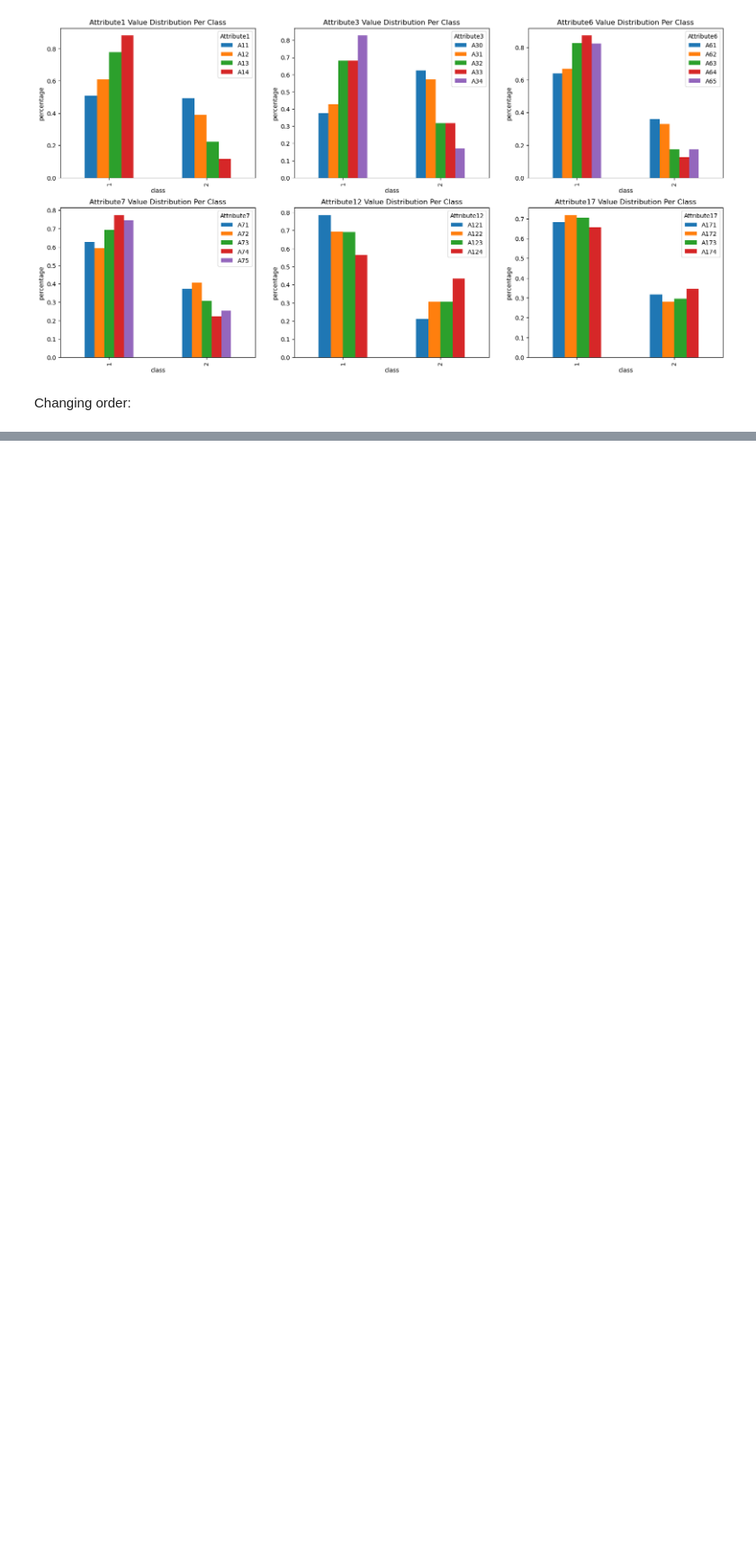
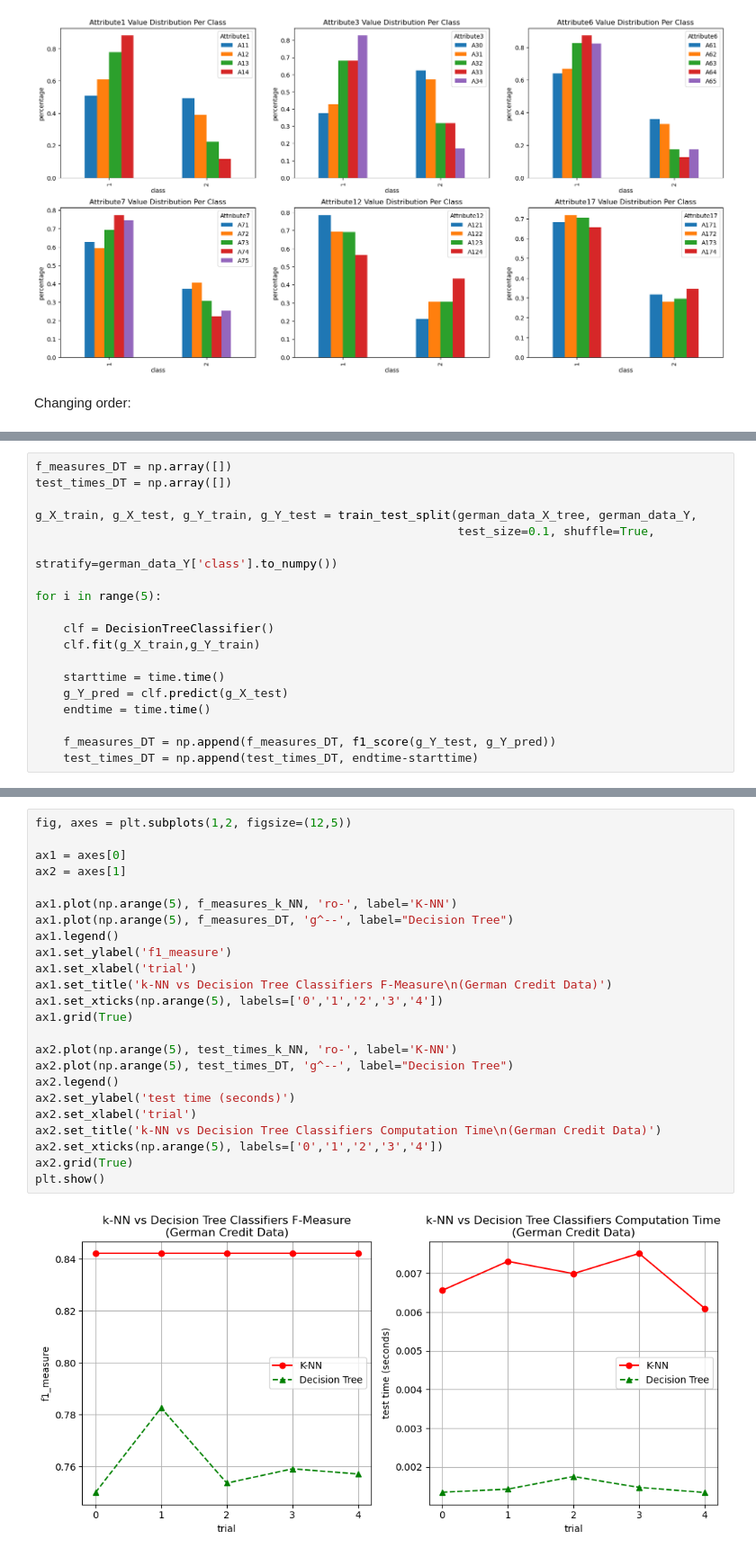
Before and after one commit to Syed-A-Naqvi/machine_learning, a Jupyter notebook: python_machine_learning/classification/k-NN/k-NN-classification.ipynb, the cells around one changed output, grey strips where cells are left out. Shown at 90% size. Cells and saved outputs as stored; diff of their text form; blank space fills up the shorter version.

```diff
--- a/python_machine_learning/classification/k-NN/k-NN-classification.ipynb
+++ b/python_machine_learning/classification/k-NN/k-NN-classification.ipynb
@@ -223,0 +322,19 @@ For the following features, there appears to be a clear order from least credit-
+# %%
+f_measures_DT = np.array([])
+test_times_DT = np.array([])
+
+g_X_train, g_X_test, g_Y_train, g_Y_test = train_test_split(german_data_X_tree, german_data_Y,
+                                                            test_size=0.1, shuffle=True,
+                                                            stratify=german_data_Y['class'].to_numpy())
+
+for i in range(5):
+
+    clf = DecisionTreeClassifier()
+    clf.fit(g_X_train,g_Y_train)
+
+    starttime = time.time()
+    g_Y_pred = clf.predict(g_X_test)
+    endtime = time.time()
+
+    f_measures_DT = np.append(f_measures_DT, f1_score(g_Y_test, g_Y_pred))
+    test_times_DT = np.append(test_times_DT, endtime-starttime)
@@ -223,0 +411,26 @@ For the following features, there appears to be a clear order from least credit-
+# %%
+fig, axes = plt.subplots(1,2, figsize=(12,5))
+
+ax1 = axes[0]
+ax2 = axes[1]
+
+ax1.plot(np.arange(5), f_measures_k_NN, 'ro-', label='K-NN')
+ax1.plot(np.arange(5), f_measures_DT, 'g^--', label="Decision Tree")
+ax1.legend()
+ax1.set_ylabel('f1_measure')
+ax1.set_xlabel('trial')
+ax1.set_title('k-NN vs Decision Tree Classifiers F-Measure\n(German Credit Data)')
+ax1.set_xticks(np.arange(5), labels=['0','1','2','3','4'])
+ax1.grid(True)
+
+ax2.plot(np.arange(5), test_times_k_NN, 'ro-', label='K-NN')
+ax2.plot(np.arange(5), test_times_DT, 'g^--', label="Decision Tree")
+ax2.legend()
+ax2.set_ylabel('test time (seconds)')
+ax2.set_xlabel('trial')
+ax2.set_title('k-NN vs Decision Tree Classifiers Computation Time\n(German Credit Data)')
+ax2.set_xticks(np.arange(5), labels=['0','1','2','3','4'])
+ax2.grid(True)
+plt.show()
+# %% [output]
+[figure, added]
```
Also changed, not shown: parts of 34 cells of this notebook, 17 other files.
